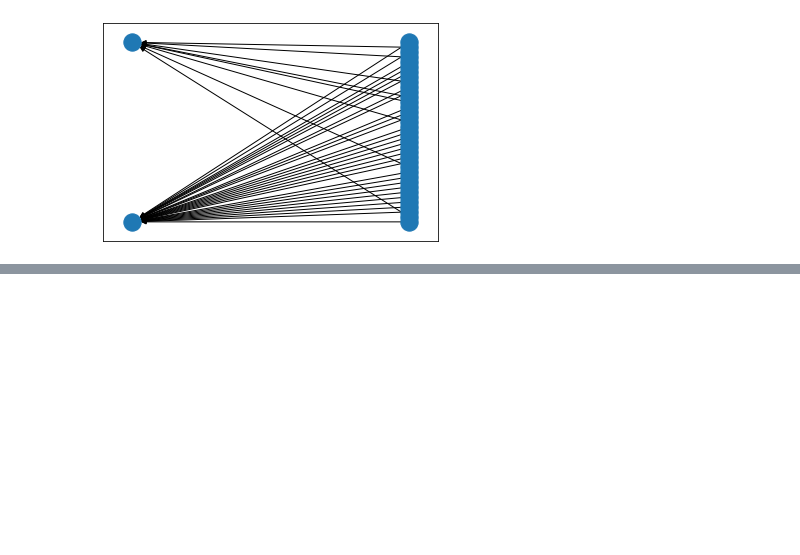
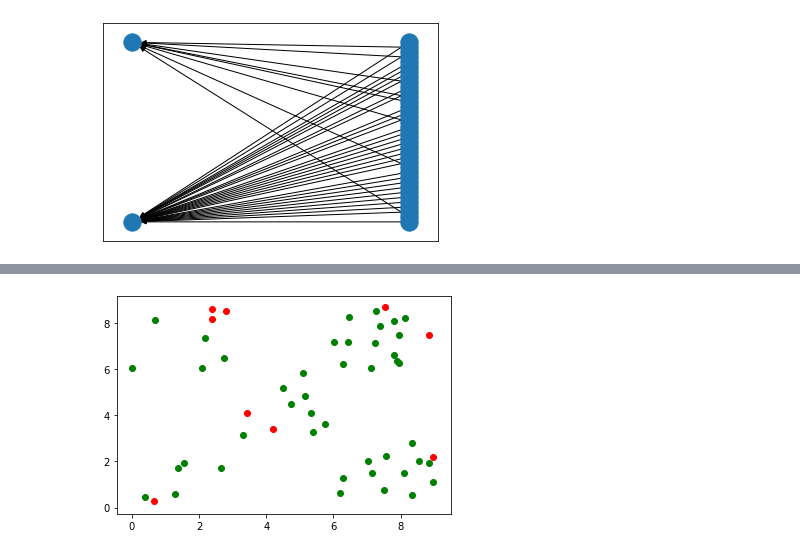
Before and after one commit to rnartallo/randomlygrownnetworks, a Jupyter notebook: initialprojectwork.ipynb, the cells around one changed output, grey strips where cells are left out. Saved outputs shown, nothing was run; the diff lists cells and outputs as text; code cells hidden in the pictures; blank space fills up the shorter version.

```diff
--- a/initialprojectwork.ipynb
+++ b/initialprojectwork.ipynb
@@ -637,0 +529,44 @@ x_values[0:5]
+# %%
+#Generating random soma in the space [-x,x]x[-y,y]
+
+def generateLocProjSoma(inter_mu,proj_mu,x_range,y_range):
+    area = (y_range[1]-y_range[0])*(x_range[1]-x_range[0])
+    numberOfInterSoma = np.random.poisson(inter_mu*area)
+    numberOfProjSoma = np.random.poisson(proj_mu*area)
+    #Distributing the soma randomly in space
+    inter_x_pos=list(np.random.uniform(x_range[0],x_range[1],numberOfInterSoma))
+    inter_y_pos=list(np.random.uniform(y_range[0],y_range[1],numberOfInterSoma))
+    proj_x_pos=list(np.random.uniform(x_range[0],x_range[1],numberOfProjSoma))
+    proj_y_pos=list(np.random.uniform(y_range[0],y_range[1],numberOfProjSoma))
+    x_pos=np.array(inter_x_pos+proj_x_pos)
+    y_pos=np.array(inter_y_pos+proj_y_pos)
+    soma =[]
+    for i in range(0,numberOfInterSoma):
+        soma.append([inter_x_pos[i],inter_y_pos[i],"Inter"])
+    for i in range(0,numberOfProjSoma):
+        soma.append([proj_x_pos[i],proj_y_pos[i],"Proj"])
+    return([soma,x_pos,y_pos])
+# %%
+def generateClusteredLocProjSoma(inter_mu,proj_mu,x_range,y_range):
+    x_dist = x_range[1]-x_range[0]
+    y_dist = y_range[1]-y_range[0]
+    clusters =[]
+    clusters.append(generateLocProjSoma(inter_mu,proj_mu,[x_range[0],x_range[0]+x_dist/3],[y_range[1]-y_dist/3,y_range[1]]))
+    clusters.append(generateLocProjSoma(inter_mu,proj_mu,[x_range[1]-x_dist/3,x_range[1]],[y_range[1]-y_dist/3,y_range[1]]))
+    clusters.append(generateLocProjSoma(inter_mu,proj_mu,[x_range[0]+x_dist/3,x_range[1]-x_dist/3],[y_range[0]+y_dist/3,y_range[1]-y_dist/3]))
+    clusters.append(generateLocProjSoma(inter_mu,proj_mu,[x_range[0],x_range[0]+x_dist/3],[y_range[0],y_range[0]+y_dist/3]))
+    clusters.append(generateLocProjSoma(inter_mu,proj_mu,[x_range[1]-x_dist/3,x_range[1]],[y_range[0],y_range[0]+y_dist/3]))
+    return(clusters)
+# %%
+clusters = generateClusteredLocProjSoma(1,0.2,[0,9],[0,9])
+for c in clusters:
+    xpos=c[1]
+    ypos=c[2]
+    soma=c[0]
+    for i in range(0,len(xpos)):
+        if soma[i][2]=="Inter":
+            plt.scatter(xpos[i],ypos[i],color="green")
+        else:
+            plt.scatter(xpos[i],ypos[i],color="red")
+# %% [output]
+[figure, added]
```
Also changed, not shown: parts of 30 cells of this notebook.
